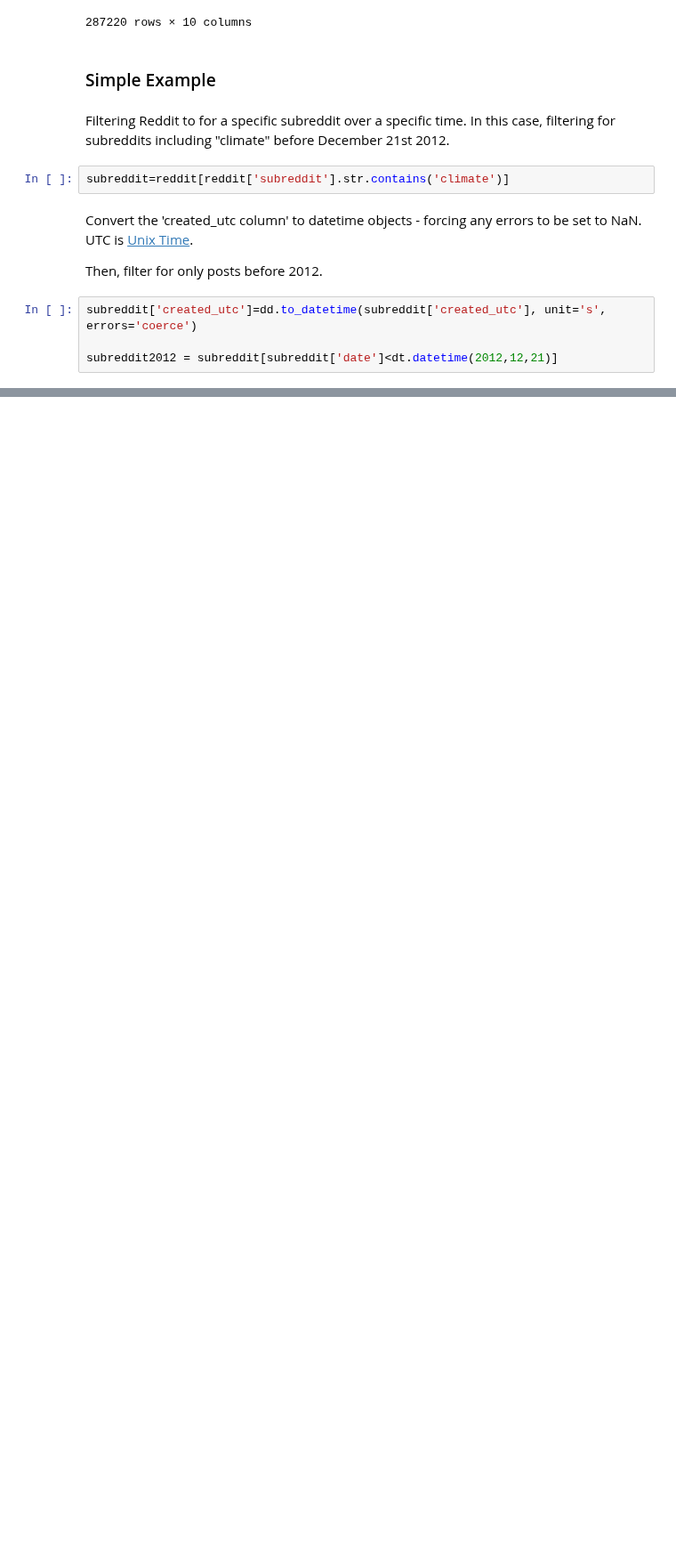
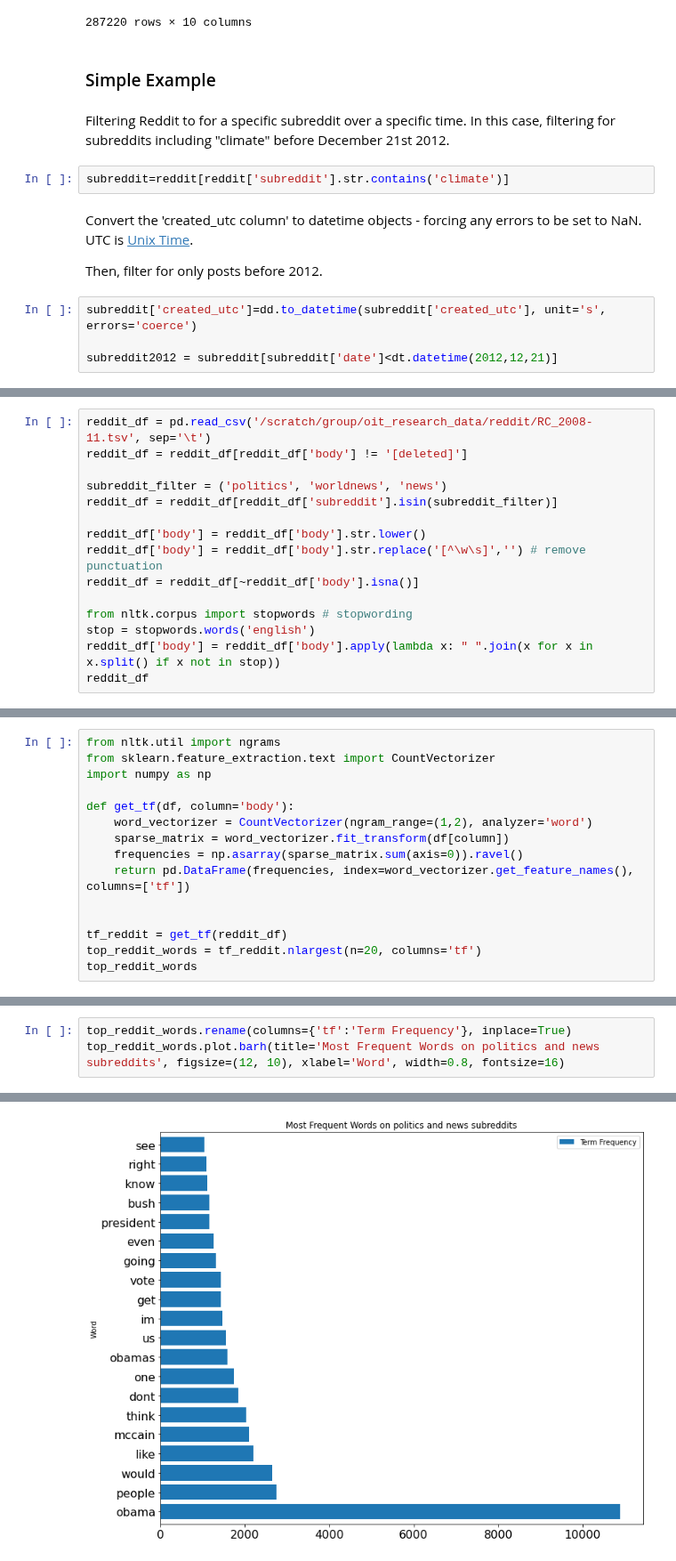
Before and after one commit to stephbuon/digital-history, a Jupyter notebook: hist3368-week4-access-data/hist3368-week4-access-data.ipynb, the cells around one changed output, grey strips where cells are left out. Shown at 89% size. Drawn from its saved outputs; the diff is of its cells as text; blank space fills up the shorter version.

```diff
--- a/hist3368-week4-access-data/hist3368-week4-access-data.ipynb
+++ b/hist3368-week4-access-data/hist3368-week4-access-data.ipynb
@@ -379,0 +488,15 @@ subreddit2012 = subreddit[subreddit['date']<dt.datetime(2012,12,21)]
+# %%
+reddit_df = pd.read_csv('/scratch/group/oit_research_data/reddit/RC_2008-11.tsv', sep='\t')
+reddit_df = reddit_df[reddit_df['body'] != '[deleted]']
+
+subreddit_filter = ('politics', 'worldnews', 'news')
+reddit_df = reddit_df[reddit_df['subreddit'].isin(subreddit_filter)]
+
+reddit_df['body'] = reddit_df['body'].str.lower()
+reddit_df['body'] = reddit_df['body'].str.replace('[^\w\s]','') # remove punctuation
+reddit_df = reddit_df[~reddit_df['body'].isna()]
+
+from nltk.corpus import stopwords # stopwording
+stop = stopwords.words('english')
+reddit_df['body'] = reddit_df['body'].apply(lambda x: " ".join(x for x in x.split() if x not in stop))
+reddit_df
@@ -379,0 +517,15 @@ subreddit2012 = subreddit[subreddit['date']<dt.datetime(2012,12,21)]
+# %%
+from nltk.util import ngrams
+from sklearn.feature_extraction.text import CountVectorizer
+import numpy as np
+
+def get_tf(df, column='body'):
+    word_vectorizer = CountVectorizer(ngram_range=(1,2), analyzer='word')
+    sparse_matrix = word_vectorizer.fit_transform(df[column])
+    frequencies = np.asarray(sparse_matrix.sum(axis=0)).ravel()
+    return pd.DataFrame(frequencies, index=word_vectorizer.get_feature_names(), columns=['tf'])
+
+
+tf_reddit = get_tf(reddit_df)
+top_reddit_words = tf_reddit.nlargest(n=20, columns='tf')
+top_reddit_words
@@ -379,0 +550,4 @@ subreddit2012 = subreddit[subreddit['date']<dt.datetime(2012,12,21)]
+# %%
+top_reddit_words.rename(columns={'tf':'Term Frequency'}, inplace=True)
+top_reddit_words.plot.barh(title='Most Frequent Words on politics and news subreddits', figsize=(12, 10), xlabel='Word', width=0.8, fontsize=16)
+# %% [output]
@@ -379,0 +555 @@ subreddit2012 = subreddit[subreddit['date']<dt.datetime(2012,12,21)]
+[figure, added]
```
Also changed, not shown: parts of 12 cells of this notebook.
